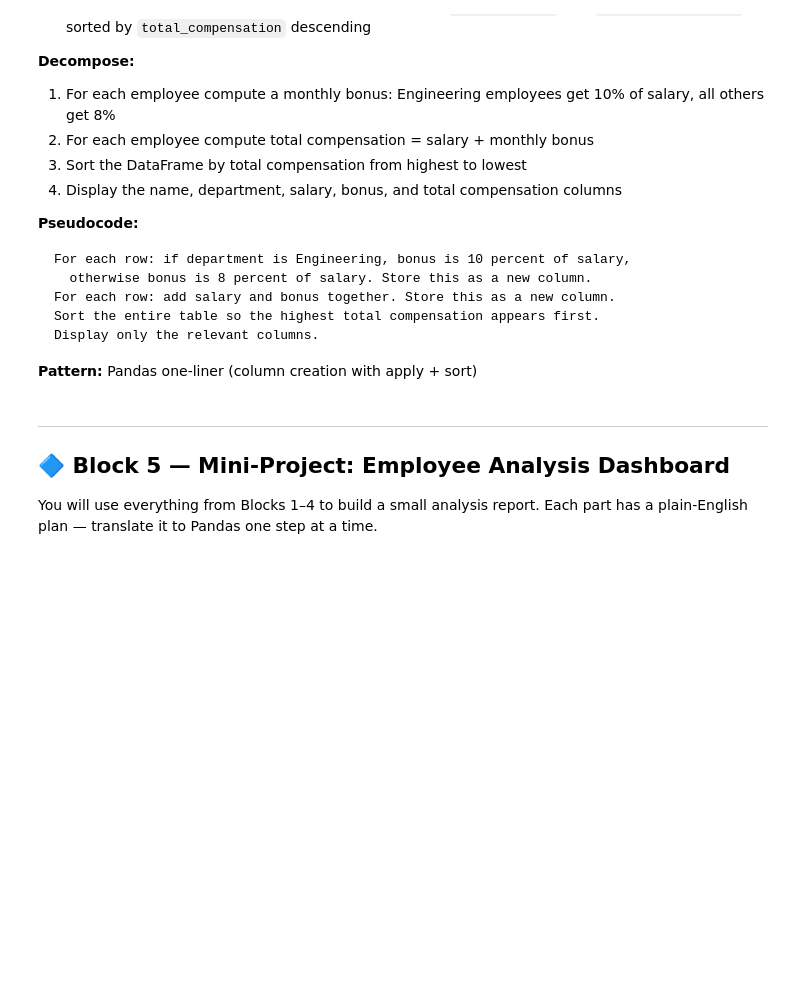
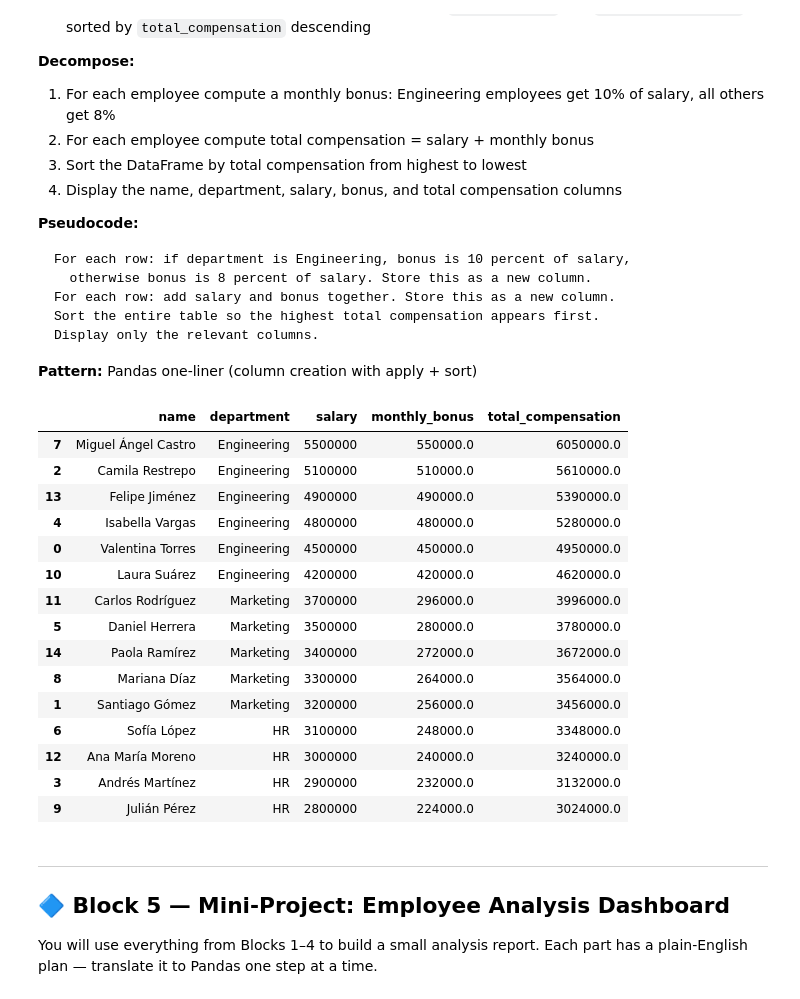
Before and after one commit to juliancho3110/python-courses, a Jupyter notebook: module6/module6_pandas_fundamentals.ipynb, the cells around one changed output. Cells and saved outputs as stored; diff of their text form; code cells hidden in the pictures; blank space fills up the shorter version.

```diff
--- a/module6/module6_pandas_fundamentals.ipynb
+++ b/module6/module6_pandas_fundamentals.ipynb
@@ -752,23 +826,43 @@ Display only the relevant columns.
 # %%
 # TODO: Add monthly_bonus column.
 # Engineering → 10% of salary. All others → 8% of salary.
 # Hint: use .apply() with a function that checks the department.
 
 def compute_bonus(row):
     """Returns the monthly bonus for a given row."""
-    pass   # TODO: implement
+    if row["department"]=="Engineering":
+        return row["salary"]*0.1
+    else:
+        return row["salary"]*0.08
 
 # TODO: apply compute_bonus across rows (use axis=1 to pass the full row).
-employees["monthly_bonus"] = pass
+employees["monthly_bonus"] =employees.apply(compute_bonus, axis=1)
 
 # TODO: Add total_compensation column = salary + monthly_bonus.
-employees["total_compensation"] = pass
+employees["total_compensation"] =employees["salary"] + employees["monthly_bonus"]
 
 # TODO: Sort by total_compensation descending.
-result = pass
+result = employees.sort_values("total_compensation", ascending=False)
 
 # TODO: Display name, department, salary, monthly_bonus, total_compensation.
-pass
+result[["name","department","salary","monthly_bonus","total_compensation"]]
+# %% [output]
+|  | name | department | salary | monthly_bonus | total_compensation |
+| 7 | Miguel Ángel Castro | Engineering | 5500000 | 550000.0 | 6050000.0 |
+| 2 | Camila Restrepo | Engineering | 5100000 | 510000.0 | 5610000.0 |
+| 13 | Felipe Jiménez | Engineering | 4900000 | 490000.0 | 5390000.0 |
+| 4 | Isabella Vargas | Engineering | 4800000 | 480000.0 | 5280000.0 |
+| 0 | Valentina Torres | Engineering | 4500000 | 450000.0 | 4950000.0 |
+| 10 | Laura Suárez | Engineering | 4200000 | 420000.0 | 4620000.0 |
+| 11 | Carlos Rodríguez | Marketing | 3700000 | 296000.0 | 3996000.0 |
+| 5 | Daniel Herrera | Marketing | 3500000 | 280000.0 | 3780000.0 |
+| 14 | Paola Ramírez | Marketing | 3400000 | 272000.0 | 3672000.0 |
+| 8 | Mariana Díaz | Marketing | 3300000 | 264000.0 | 3564000.0 |
+| 1 | Santiago Gómez | Marketing | 3200000 | 256000.0 | 3456000.0 |
+| 6 | Sofía López | HR | 3100000 | 248000.0 | 3348000.0 |
+| 12 | Ana María Moreno | HR | 3000000 | 240000.0 | 3240000.0 |
+| 3 | Andrés Martínez | HR | 2900000 | 232000.0 | 3132000.0 |
+| 9 | Julián Pérez | HR | 2800000 | 224000.0 | 3024000.0 |
 # %% [markdown]
 ---
 ## 🔷 Block 5 — Mini-Project: Employee Analysis Dashboard
```
Also changed, not shown: parts of 12 cells of this notebook.
